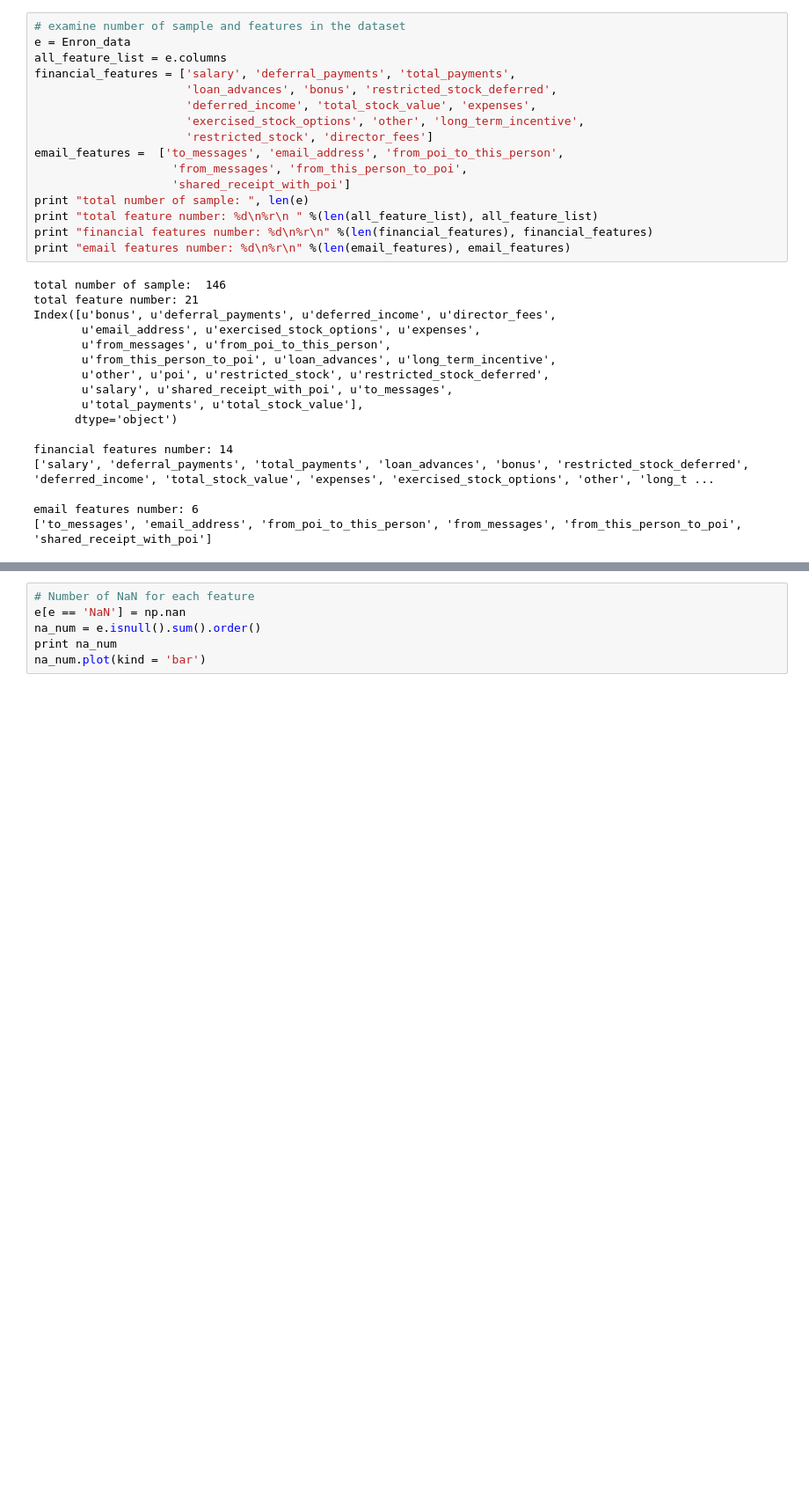
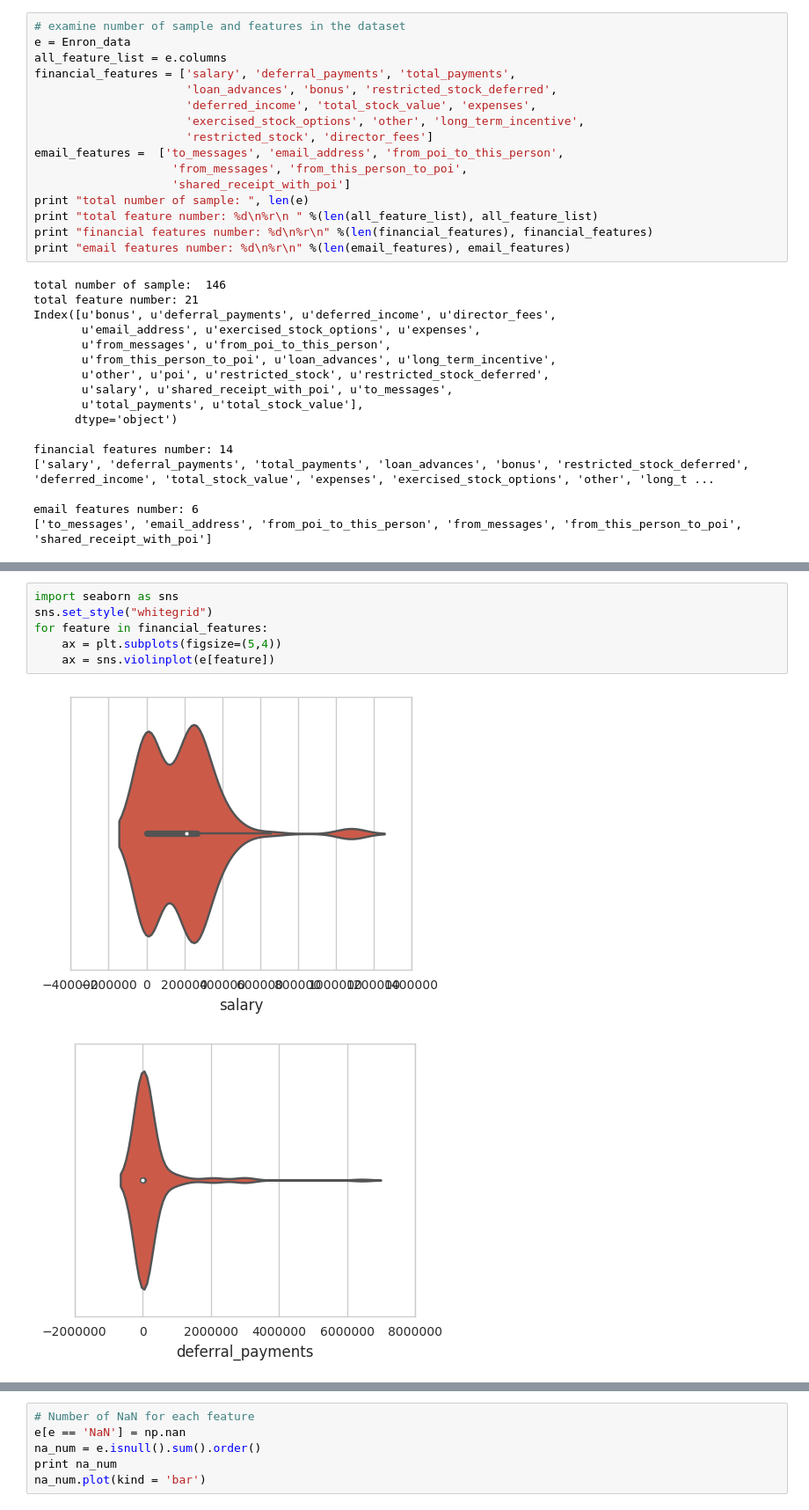
Before and after one commit to yangforbig/Udacity_Github, a Jupyter notebook: Data Analyst Nanodegree/P5 Identify Fraud from Enron Email/final_project/Enron dataset.ipynb, the cells around one changed output, grey strips where cells are left out. Shown at 88% size. Cells and saved outputs as stored; diff of their text form; blank space fills up the shorter version.

```diff
--- a/Data Analyst Nanodegree/P5 Identify Fraud from Enron Email/final_project/Enron dataset.ipynb
+++ b/Data Analyst Nanodegree/P5 Identify Fraud from Enron Email/final_project/Enron dataset.ipynb
@@ -58,0 +93,9 @@ email features number: 6
+# %%
+import seaborn as sns
+sns.set_style("whitegrid")
+for feature in financial_features:
+    ax = plt.subplots(figsize=(5,4))
+    ax = sns.violinplot(e[feature])
+# %% [output]
+[figure, added]
+[figure, added]
```
Also changed, not shown: parts of 31 cells of this notebook, 2 other files.
